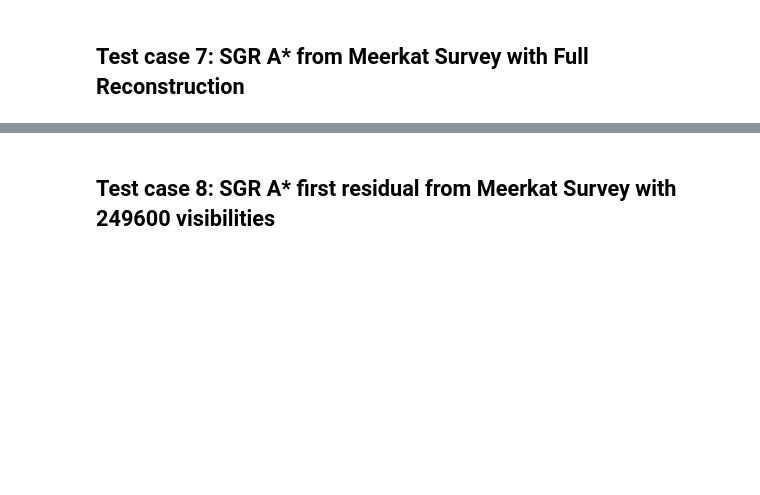
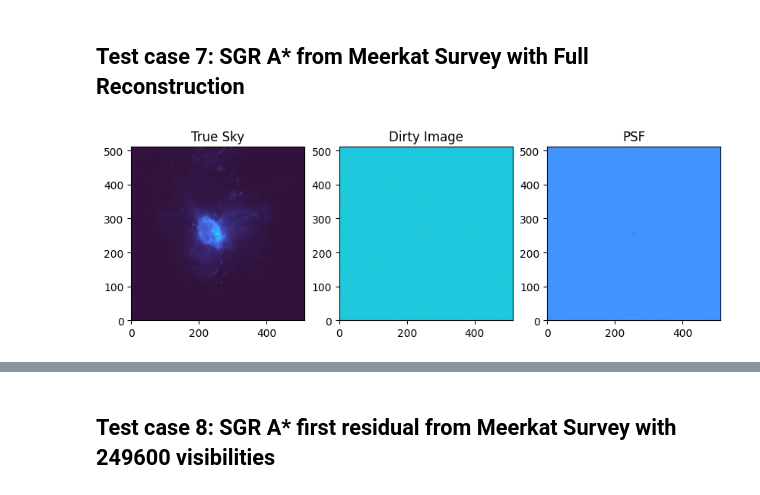
Before and after one commit to simon-prunet/radio-imaging, a Jupyter notebook: lambda.ipynb, the cells around one changed output, grey strips where cells are left out. Cells and saved outputs as stored; diff of their text form; code cells hidden in the pictures; blank space fills up the shorter version.

```diff
--- a/lambda.ipynb
+++ b/lambda.ipynb
@@ -296,2 +338,11 @@ Best Lambda: 0.06918309709189366
 # %% [markdown]
 ## Test case 7: SGR A* from Meerkat Survey with Full Reconstruction
+# %%
+dirty = helpers.readFits("lambda_tests/SGRA_longbaselines_dirty.fits")
+psf = helpers.readFits("lambda_tests/SGRA_longbaselines_psf.fits")
+gt = helpers.readFits("lambda_tests/SGRA_full_gt.fits")
+lowres = helpers.readFits("lambda_tests/SGRA_shortbaselines_gt.fits")
+
+helpers.plotGDP(gt, dirty, psf, cmap)
+# %% [output]
+[figure, added]
```
Also changed, not shown: parts of 9 cells of this notebook, 11 other files.
